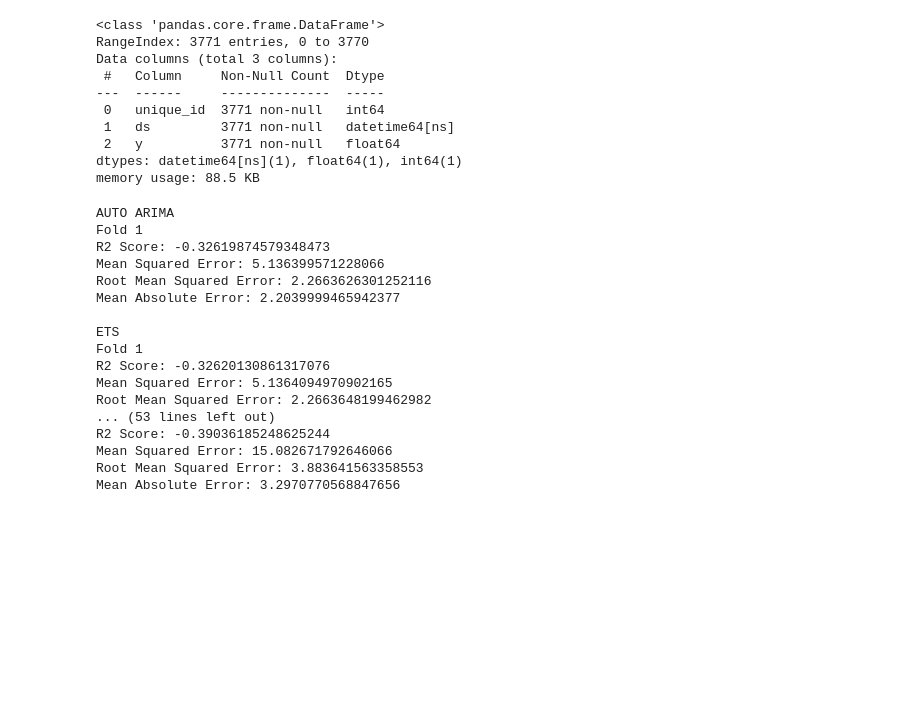
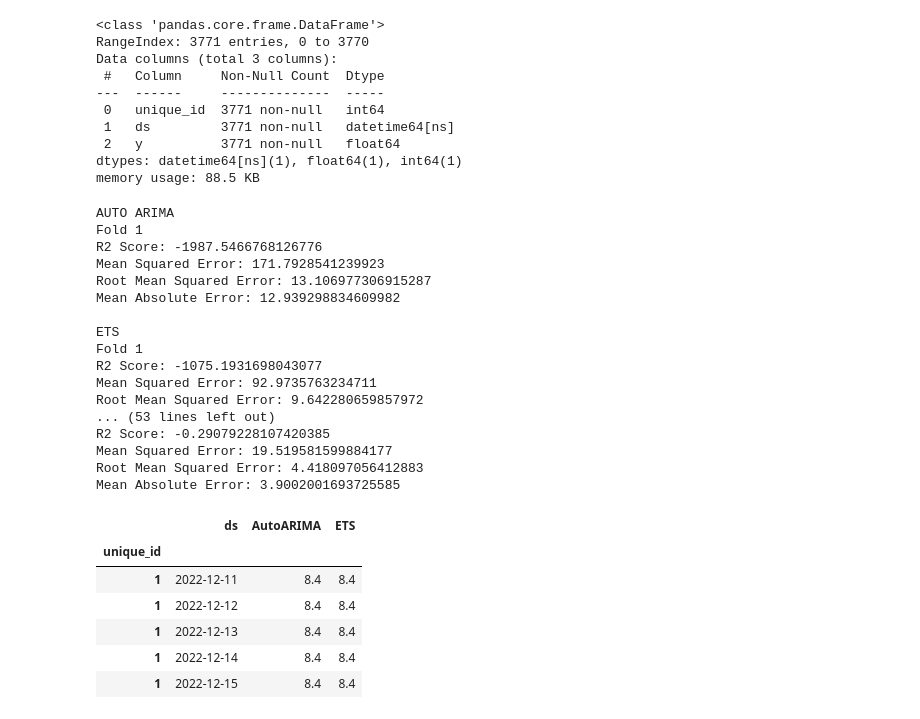
Before and after one commit to Thaps/DataScienceGuidedCapstone, a Jupyter notebook: Unit25AdvancedSQL/Modelling.ipynb, the cells around one changed output. Saved outputs shown, nothing was run; the diff lists cells and outputs as text; code cells hidden in the pictures; blank space fills up the shorter version.

```diff
--- a/Unit25AdvancedSQL/Modelling.ipynb
+++ b/Unit25AdvancedSQL/Modelling.ipynb
@@ -349,7 +349,7 @@ for train_index, test_index in tscv2.split(frcstdf['ds']):
 
 
     #print(X_train.tail(5))
-    forecasts = fcst.forecast(100)
+    forecasts = fcst.forecast(500)
 
     #print(forecasts.head(10))
 
@@ -373,18 +373,28 @@ for train_index, test_index in tscv2.split(frcstdf['ds']):
 # %% [output]
 AUTO ARIMA
 Fold 1
-R2 Score: -0.32619874579348473
-Mean Squared Error: 5.136399571228066
-Root Mean Squared Error: 2.2663626301252116
-Mean Absolute Error: 2.2039999465942377
+R2 Score: -1987.5466768126776
+Mean Squared Error: 171.7928541239923
+Root Mean Squared Error: 13.106977306915287
+Mean Absolute Error: 12.939298834609982
 
 ETS
 Fold 1
-R2 Score: -0.32620130861317076
-Mean Squared Error: 5.1364094970902165
-Root Mean Squared Error: 2.2663648199462982
+R2 Score: -1075.1931698043077
+Mean Squared Error: 92.9735763234711
+Root Mean Squared Error: 9.642280659857972
 ... (53 lines left out)
-R2 Score: -0.39036185248625244
-Mean Squared Error: 15.082671792646066
-Root Mean Squared Error: 3.883641563358553
-Mean Absolute Error: 3.2970770568847656
+R2 Score: -0.29079228107420385
+Mean Squared Error: 19.519581599884177
+Root Mean Squared Error: 4.418097056412883
+Mean Absolute Error: 3.9002001693725585
+# %%
+forecasts.tail()
+# %% [output]
+|  | ds | AutoARIMA | ETS |
+| unique_id |  |  |  |
+| 1 | 2022-12-11 | 8.4 | 8.4 |
+| 1 | 2022-12-12 | 8.4 | 8.4 |
+| 1 | 2022-12-13 | 8.4 | 8.4 |
+| 1 | 2022-12-14 | 8.4 | 8.4 |
+| 1 | 2022-12-15 | 8.4 | 8.4 |
```
Also changed, not shown: parts of 7 cells of this notebook, 4 other files.
